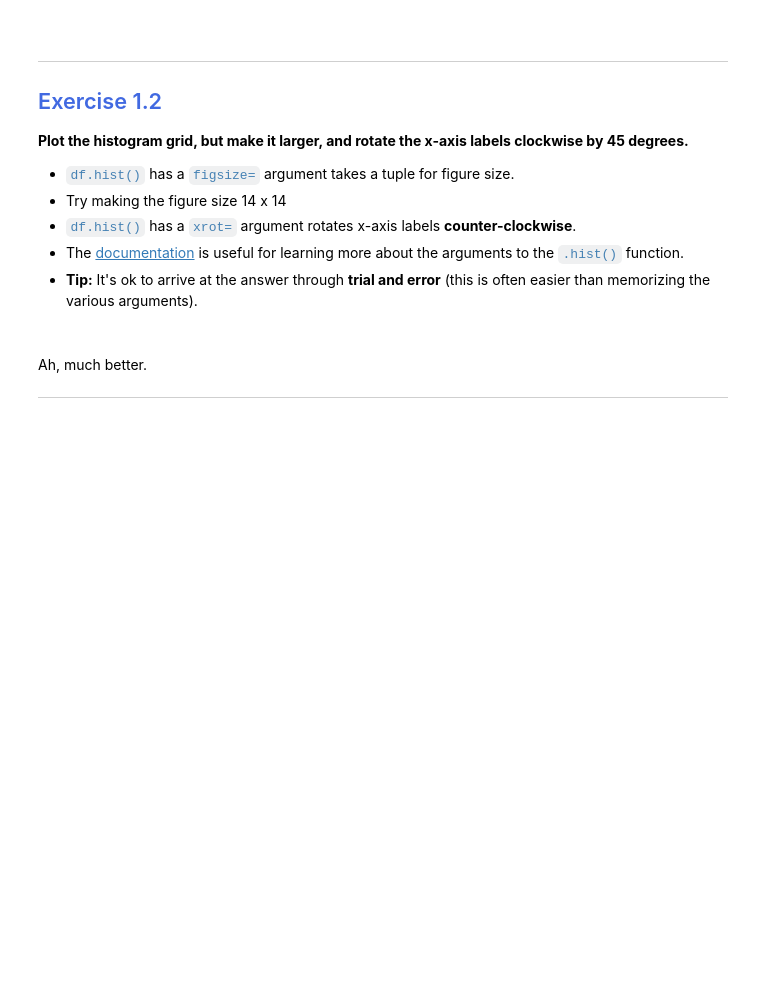
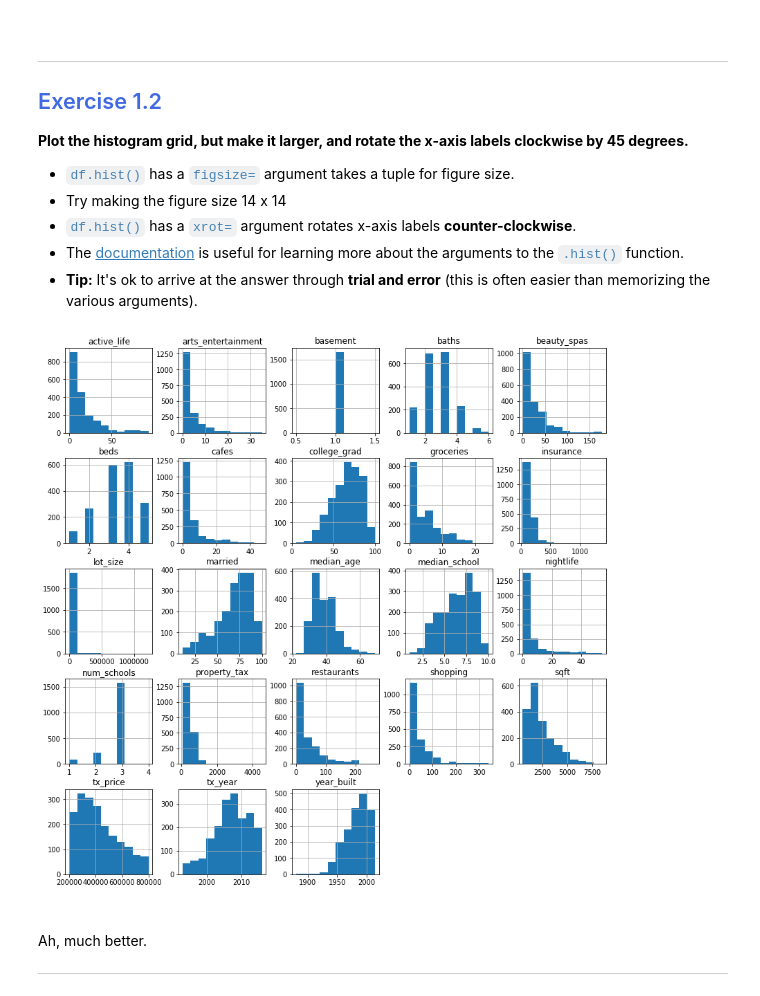
Before and after one commit to clevyclev/Data-Science-Projects, a Jupyter notebook: Regression - Real Estate Tycoon/Module 1 - Exploratory Analysis.ipynb, the cells around one changed output. Drawn from its saved outputs; the diff is of its cells as text; code cells hidden in the pictures; blank space fills up the shorter version.

```diff
--- a/Regression - Real Estate Tycoon/Module 1 - Exploratory Analysis.ipynb
+++ b/Regression - Real Estate Tycoon/Module 1 - Exploratory Analysis.ipynb
@@ -219,8 +219,11 @@ One of the most enlightening data exploration tasks is plotting the distribution
 * **Tip:** It's ok to arrive at the answer through **trial and error** (this is often easier than memorizing the various arguments).
 # %%
 # Plot histogram grid
-
+df.hist(figsize=(14,14))
 # Clear the text "residue"
+plt.show()
+# %% [output]
+[figure, added]
 # %% [markdown]
 <br>
 Ah, much better.
```
Also changed, not shown: parts of 9 cells of this notebook.
